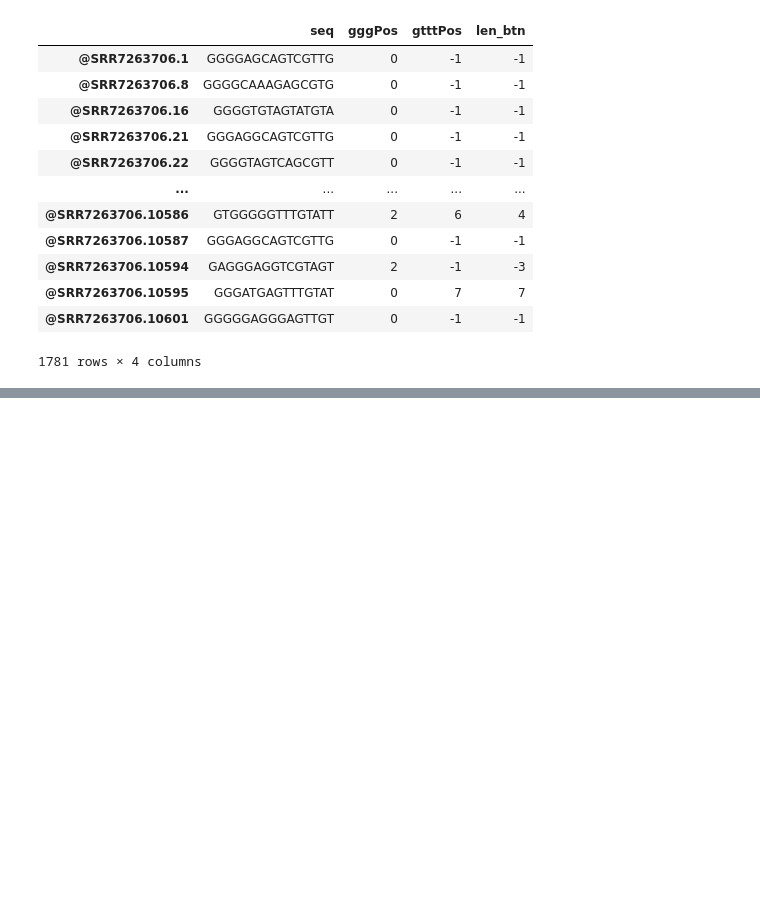
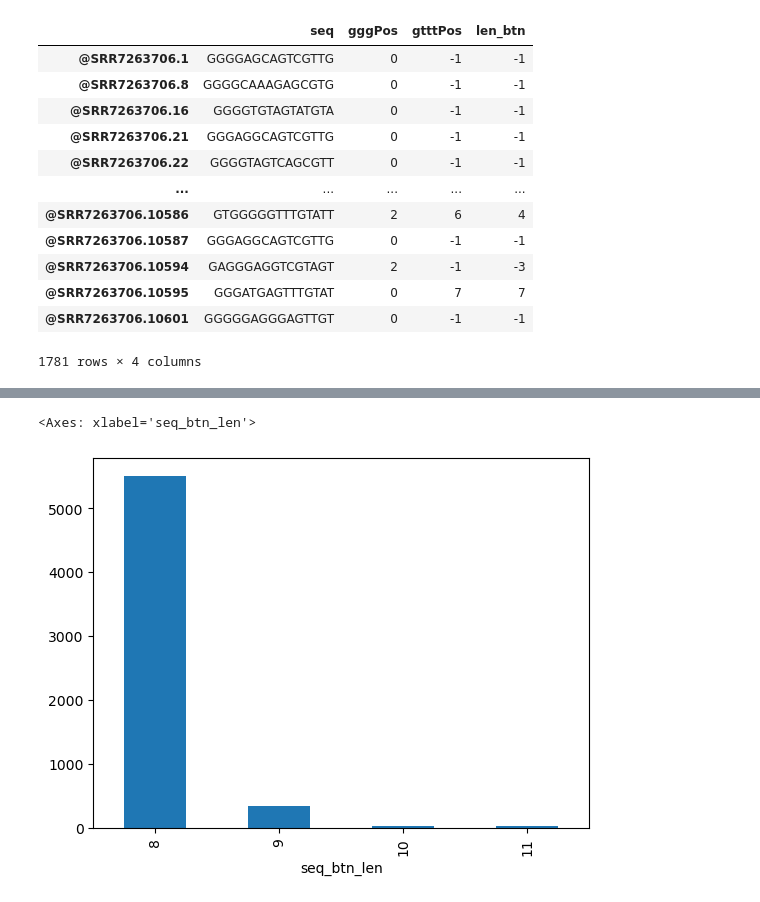
Before and after one commit to raccoon-cm/bioinfo1_2023, a Jupyter notebook: TermProj_2023_presentation_CM.ipynb, the cells around one changed output, grey strips where cells are left out. Saved outputs shown, nothing was run; the diff lists cells and outputs as text; code cells hidden in the pictures; blank space fills up the shorter version.

```diff
--- a/TermProj_2023_presentation_CM.ipynb
+++ b/TermProj_2023_presentation_CM.ipynb
@@ -228,0 +376,3 @@ df_seq[df_seq['len_btn']!=11]
+# %%
+df_rbns = pd.concat([df_seq[df_seq['len_btn'].isin(ls_len_btn)], df_seq_gtt_inc])
+df_rbns
@@ -228,0 +393,6 @@ df_seq[df_seq['len_btn']!=11]
+# %%
+def findEndPos(seq, motif):
+    if seq.find(motif) == -1:
+        return 0
+    else :
+        return seq.find(motif) + len(motif)
@@ -228,0 +406,4 @@ df_seq[df_seq['len_btn']!=11]
+# %%
+df_rbns['seq_btn'] = df_rbns.apply(lambda x: x.seq[findEndPos(x.seq, 'GGG'):x.gtttPos]
+                                   if pd.isnull(x['gttPos']) else x.seq[findEndPos(x.seq, 'GGG'):int(x.gttPos)], axis=1)
+df_rbns
@@ -228,0 +424,3 @@ df_seq[df_seq['len_btn']!=11]
+# %%
+df_rbns['seq_btn_len'] = df_rbns['seq_btn'].apply(len)
+df_rbns
@@ -228,0 +441,5 @@ df_seq[df_seq['len_btn']!=11]
+# %%
+df_rbns.groupby('seq_btn_len')['seq'].count().plot.bar()
+# %% [output]
+<Axes: xlabel='seq_btn_len'>
+[figure, added]
```
Also changed, not shown: parts of 74 cells of this notebook.
